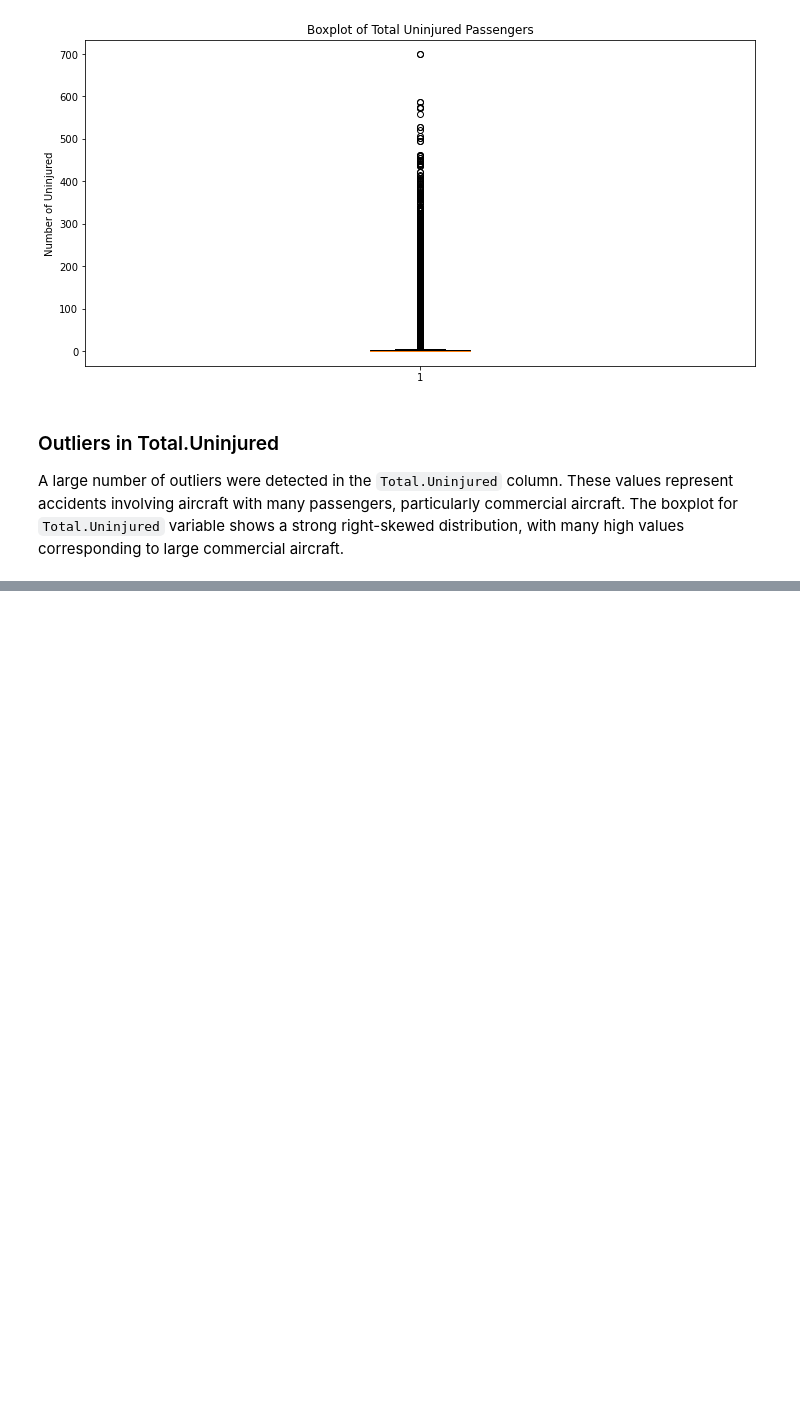
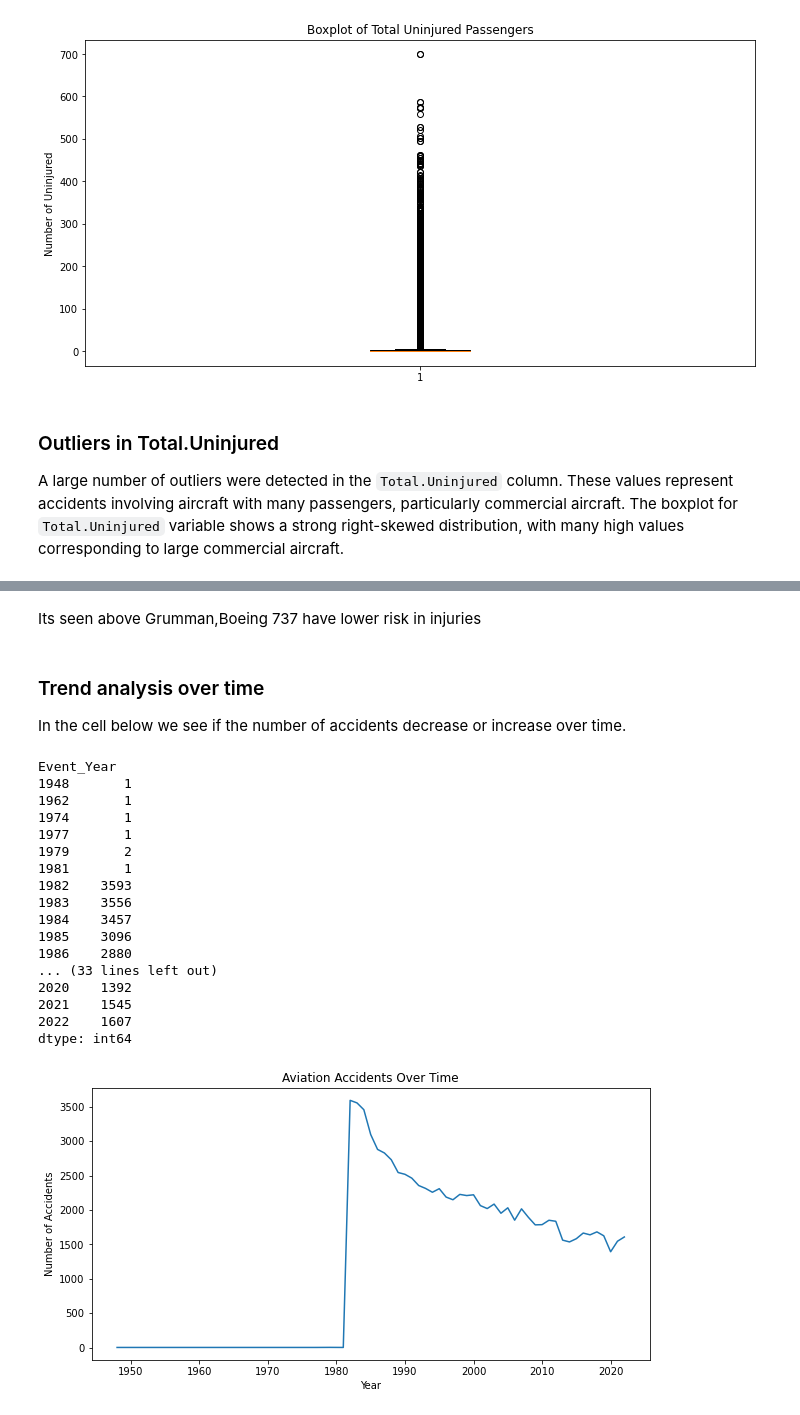
Before and after one commit to chepbree/aircraft_analysis, a Jupyter notebook: aviation.ipynb, the cells around one changed output, grey strips where cells are left out. Cells and saved outputs as stored; diff of their text form; code cells hidden in the pictures; blank space fills up the shorter version.

Commit message:
data analysis

```diff
--- a/aviation.ipynb
+++ b/aviation.ipynb
@@ -225,0 +325,46 @@ with many high values corresponding to large commercial aircraft.
+# %% [markdown]
+Its seen above Grumman,Boeing 737 have lower risk in injuries
+# %% [markdown]
+### Trend analysis over time
+
+In the cell below we see if the number of accidents decrease or increase over time.
+# %%
+# Aviation Accidents Over Time
+accidents_by_year = (
+    df.groupby('Event_Year')
+    .size()
+)
+print(accidents_by_year)
+
+# Create the plot
+fig, ax = plt.subplots(figsize=(10, 5))
+
+ax.plot(
+    accidents_by_year.index,
+    accidents_by_year.values
+)
+
+ax.set_title('Aviation Accidents Over Time')
+ax.set_xlabel('Year')
+ax.set_ylabel('Number of Accidents')
+
+plt.show()
+# %% [output]
+Event_Year
+1948       1
+1962       1
+1974       1
+1977       1
+1979       2
+1981       1
+1982    3593
+1983    3556
+1984    3457
+1985    3096
+1986    2880
+... (33 lines left out)
+2020    1392
+2021    1545
+2022    1607
+dtype: int64
+[figure, added]
```
Also changed, not shown: parts of 19 cells of this notebook.
